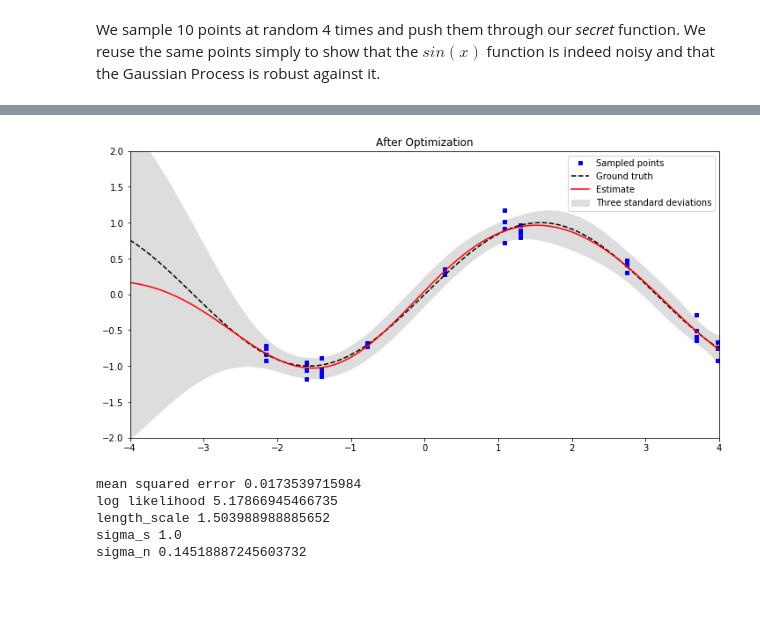
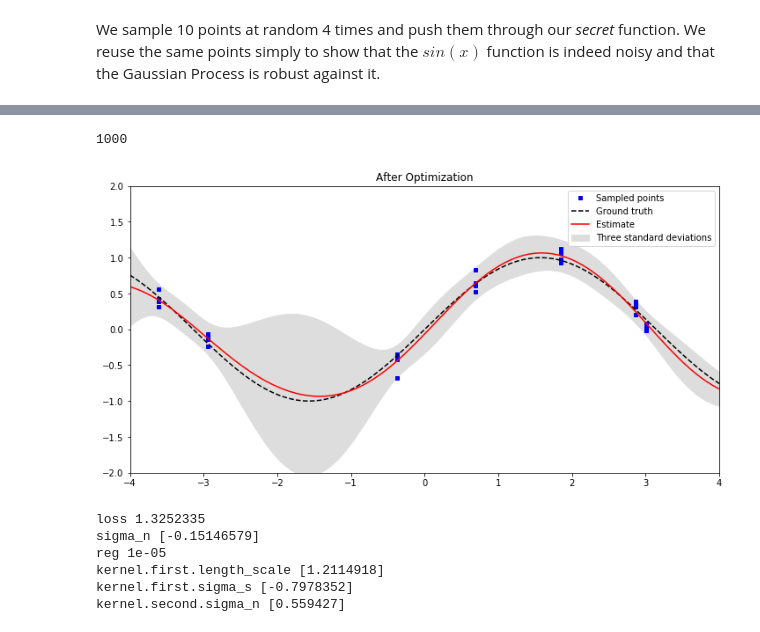
Before and after one commit to anassinator/gp, a Jupyter notebook: examples/sin_x.ipynb, the cells around one changed output, grey strips where cells are left out. Saved outputs shown, nothing was run; the diff lists cells and outputs as text; code cells hidden in the pictures; blank space fills up the shorter version.

```diff
--- a/examples/sin_x.ipynb
+++ b/examples/sin_x.ipynb
@@ -57,17 +52,15 @@ def plot_variance(gp, x, y, title=None, std_factor=1.0):
 We sample 10 points at random 4 times and push them through our *secret* function. We reuse the same points simply to show that the $sin(x)$ function is indeed noisy and that the Gaussian Process is robust against it.
 # %%
 # Training data.
-X = np.random.uniform(-4, 4, 10).reshape(-1, 1)
-X = np.vstack([X, X, X, X])
-X = as_shared(X, "X")
-Y = as_shared(secret_function(X.get_value(), noise=1e-1), "Y")
+X = 10 * torch.rand(10, 1) - 4
+X = torch.tensor(sorted(torch.cat([X] * 4))).reshape(-1, 1)
+Y = secret_function(X, noise=1e-1)
 # %%
 # Test data.
-x = as_shared(np.linspace(-4, 4, 1000).reshape(-1, 1), "x")
-y = as_shared(secret_function(x.get_value(), noise=0.0), "y")
+x = torch.linspace(-4, 4).reshape(-1, 1)
+y = secret_function(x)
 # %%
 # Construct GP.
-gp = GaussianProcess()
-gp.fit(X, Y, skip_optimization=True)
-gp.compile()
+k = RBFKernel() + WhiteNoiseKernel()
+gp = GaussianProcess(k, X, Y)
 # %%
@@ -85,14 +78,16 @@ sigma_n 0.018107815858858324
 # %%
-gp.fit(X, Y)
+gp.fit()
+# %% [output]
+1000
 # %%
-plot_variance(gp, x.get_value(), y.get_value(), title="After Optimization")
-print_mean_squared_error(gp, x.get_value(), y.get_value())
-print_log_likelihood(gp)
+plot_variance(gp, x, y, title="After Optimization")
+print_loss(gp)
 print_hyperparameters(gp)
 # %% [output]
-[figure, old version]
+[figure, new version]
-mean squared error 0.0173539715984
-log likelihood 5.17866945466735
-length_scale 1.503988988885652
-sigma_s 1.0
-sigma_n 0.14518887245603732
+loss 1.3252335
+sigma_n [-0.15146579]
+reg 1e-05
+kernel.first.length_scale [1.2114918]
+kernel.first.sigma_s [-0.7978352]
+kernel.second.sigma_n [0.559427]
```
Also changed, not shown: parts of 9 cells of this notebook, 12 other files.
